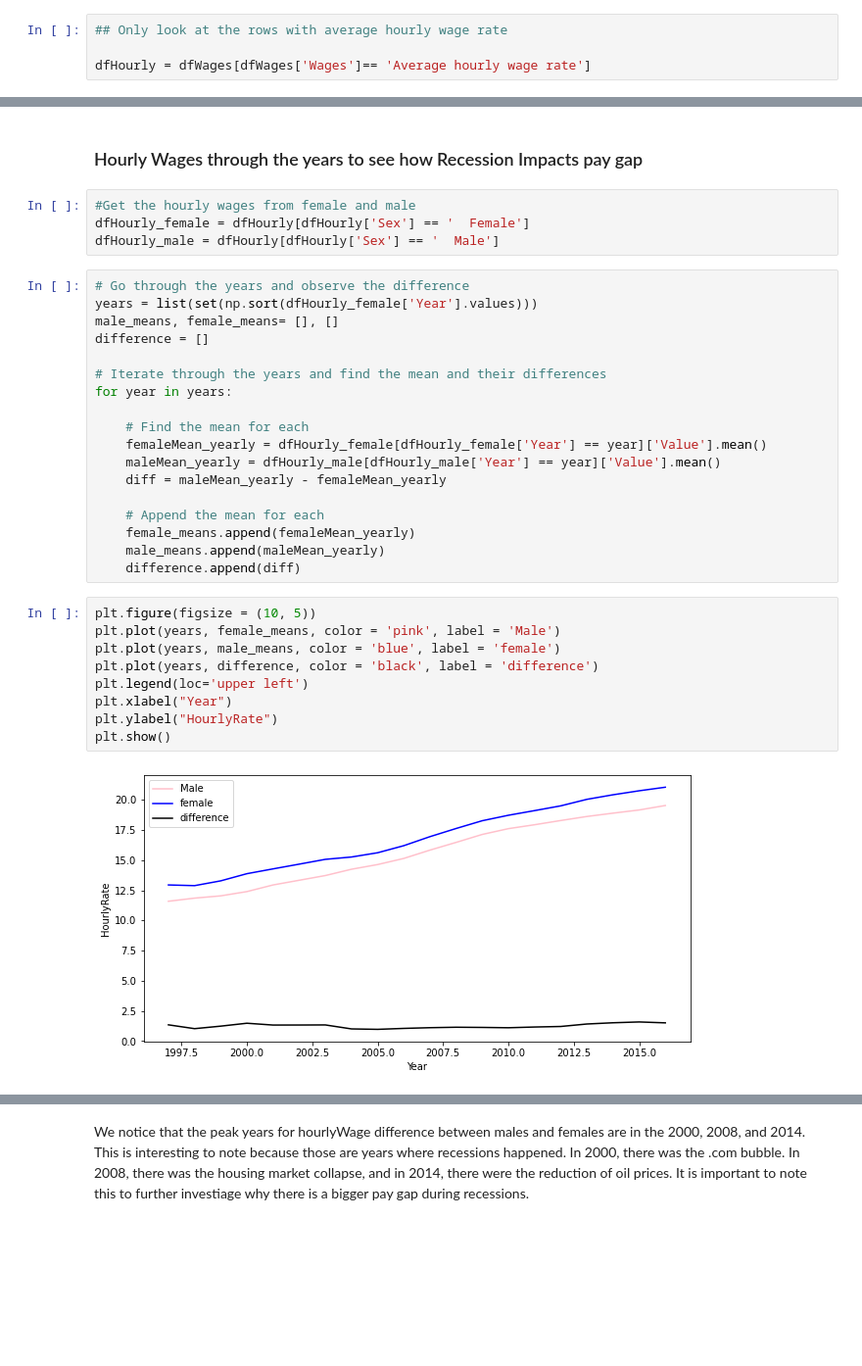
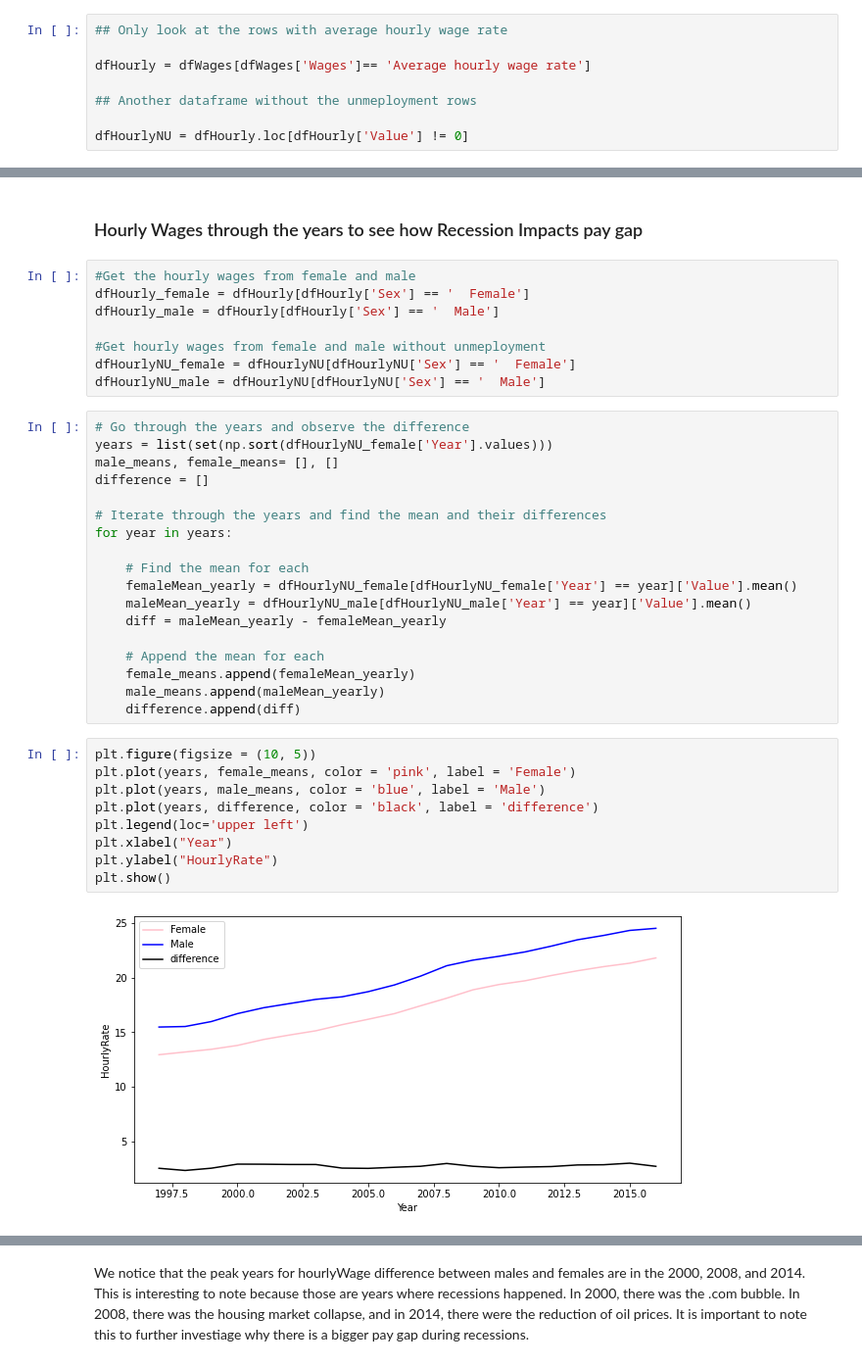
Before and after one commit to cuatro444/Canadian-Wages-Hackathon, a Jupyter notebook: CanadianWages.ipynb, the cells around one changed output, grey strips where cells are left out. Shown: that part at 98% size. Saved outputs shown, nothing was run; the diff lists cells and outputs as text; blank space fills up the shorter version.

```diff
--- a/CanadianWages.ipynb
+++ b/CanadianWages.ipynb
@@ -56,5 +56,9 @@ dfWages.tail()
 ## Only look at the rows with average hourly wage rate
 
 dfHourly = dfWages[dfWages['Wages']== 'Average hourly wage rate']
+
+## Another dataframe without the unmeployment rows
+
+dfHourlyNU = dfHourly.loc[dfHourly['Value'] != 0]
 # %% [markdown]
 **Notes:** We're interested primarly in hourly wages, because weekly and total wages are based on hourly. We're also going to look at average hourly wage instead of median.
@@ -112,9 +128,13 @@ plt.show()
 #Get the hourly wages from female and male
 dfHourly_female = dfHourly[dfHourly['Sex'] == '  Female']
 dfHourly_male = dfHourly[dfHourly['Sex'] == '  Male']
+
+#Get hourly wages from female and male without unmeployment
+dfHourlyNU_female = dfHourlyNU[dfHourlyNU['Sex'] == '  Female']
+dfHourlyNU_male = dfHourlyNU[dfHourlyNU['Sex'] == '  Male']
 # %%
 # Go through the years and observe the difference
-years = list(set(np.sort(dfHourly_female['Year'].values)))
+years = list(set(np.sort(dfHourlyNU_female['Year'].values)))
 male_means, female_means= [], []
 difference = []
 
@@ -122,8 +142,8 @@ difference = []
 for year in years:
 
     # Find the mean for each
-    femaleMean_yearly = dfHourly_female[dfHourly_female['Year'] == year]['Value'].mean()
-    maleMean_yearly = dfHourly_male[dfHourly_male['Year'] == year]['Value'].mean()
+    femaleMean_yearly = dfHourlyNU_female[dfHourlyNU_female['Year'] == year]['Value'].mean()
+    maleMean_yearly = dfHourlyNU_male[dfHourlyNU_male['Year'] == year]['Value'].mean()
     diff = maleMean_yearly - femaleMean_yearly
 
     # Append the mean for each
@@ -132,15 +152,15 @@ for year in years:
     difference.append(diff)
 # %%
 plt.figure(figsize = (10, 5))
-plt.plot(years, female_means, color = 'pink', label = 'Male')
-plt.plot(years, male_means, color = 'blue', label = 'female')
+plt.plot(years, female_means, color = 'pink', label = 'Female')
+plt.plot(years, male_means, color = 'blue', label = 'Male')
 plt.plot(years, difference, color = 'black', label = 'difference')
 plt.legend(loc='upper left')
 plt.xlabel("Year")
 plt.ylabel("HourlyRate")
 plt.show()
 # %% [output]
-[figure, old version]
+[figure, new version]
 # %%
 plt.figure(figsize = (10, 5))
 plt.plot(years, difference, color = 'black', label = 'difference')
```
Also changed, not shown: parts of 12 cells of this notebook.
